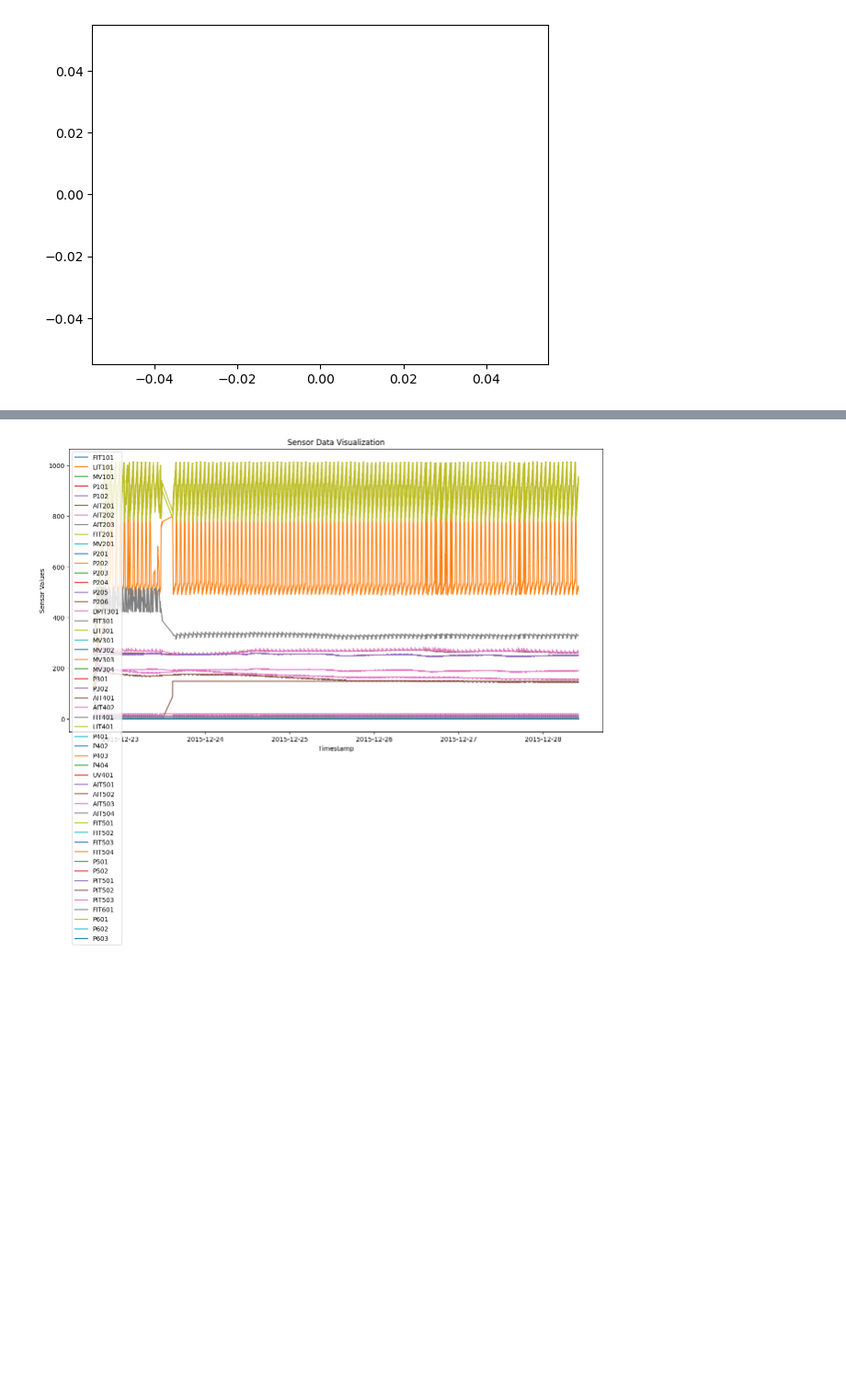
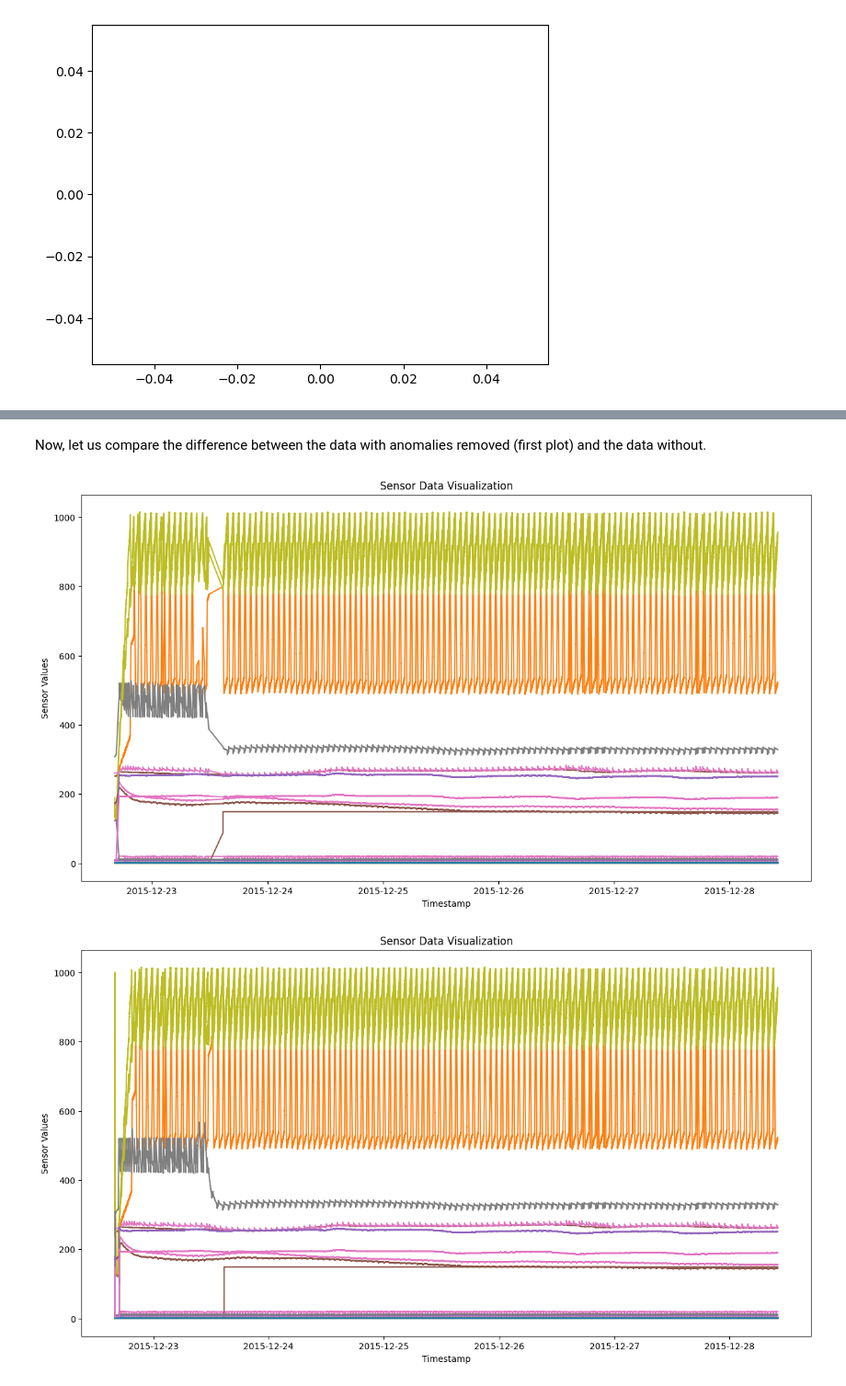
Before and after one commit to andreist3fan/vitejii-dm, a Jupyter notebook: Anomaly Detection.ipynb, the cells around one changed output, grey strips where cells are left out. Shown at 92% size. Cells and saved outputs as stored; diff of their text form; code cells hidden in the pictures; blank space fills up the shorter version.

```diff
--- a/Anomaly Detection.ipynb
+++ b/Anomaly Detection.ipynb
@@ -349,0 +349,3 @@ calculated mse
+# %%
+# This code cell should run in ~5-6 minutes worst-case
+var = PCA_for_anomaly_detection(train_data,train_data,5,30,True)
@@ -350,4 +359,36 @@ calculated mse
+# %% [markdown]
+Now, let us compare the difference between the data with anomalies removed (first plot) and the data without.
+# %%
+# We remove the legend the visualize_sensor_data method such that we can properly see the difference between plots.
+
+def visualize_sensor_data(df, window=None, sensors=None, normalized=False):
+    # If window is None, visualize the entire dataset
+    if window is None:
+        start_index, end_index = 0, len(df)
+    else:
+        start_index, end_index = window
+
+    # If sensors is None, select all sensor columns
+    if sensors is None:
+        sensors = df.columns[1:-1]
+
+    # Plot each sensor in a different color
+    plt.figure(figsize=(15, 8))
+    for sensor in sensors:
+        sensor_data = df[sensor][start_index:end_index]
+        if normalized:
+            sensor_data = sensor_data - sensor_data.mean()
+        plt.plot(df['Timestamp'][start_index:end_index], sensor_data, label=sensor)
+
+    plt.xlabel('Timestamp')
+    plt.ylabel('Sensor Values')
+    plt.title('Sensor Data Visualization')
+    #plt.legend()
+
+    plt.show()
 # %%
 visualize_sensor_data(var)
+visualize_sensor_data(train_data)
 # %% [output]
-[figure, old version]
+[figure, new version]
+[figure, added]
```
Also changed, not shown: parts of 20 cells of this notebook.
